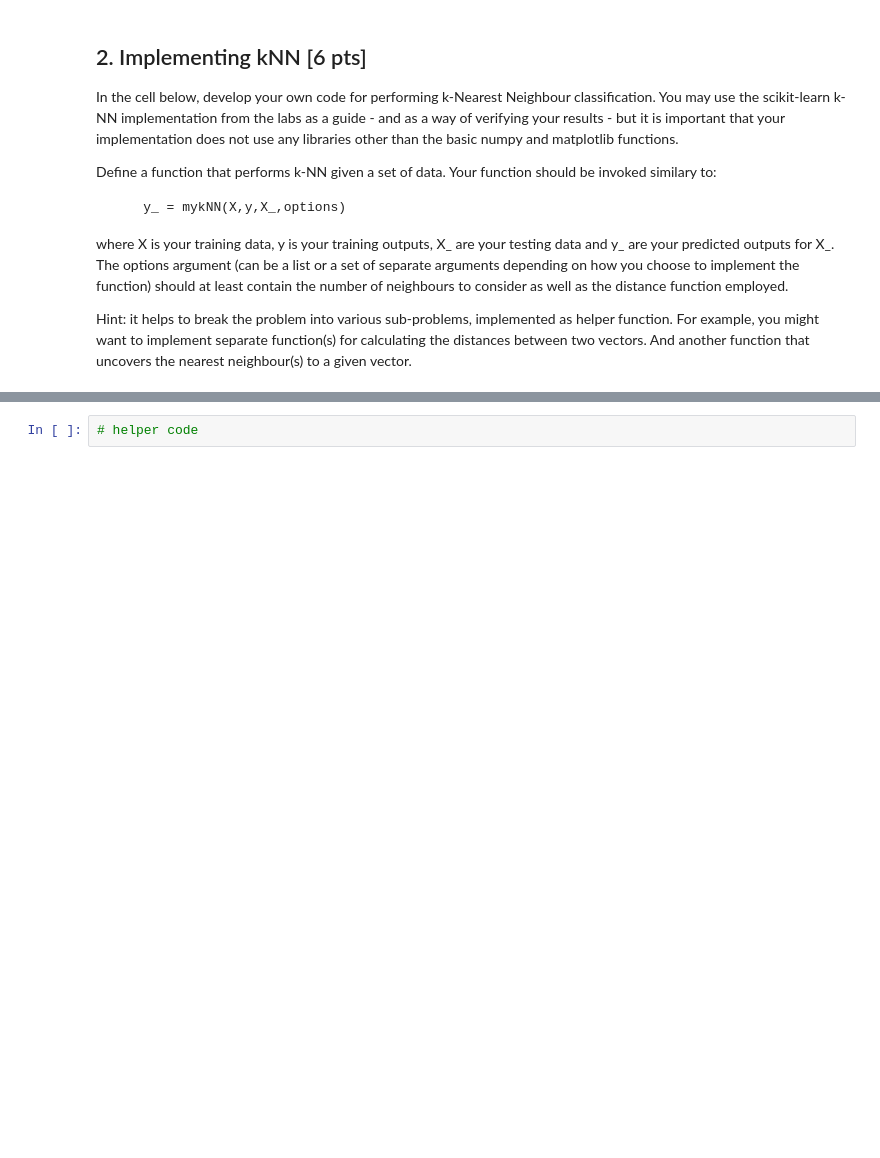
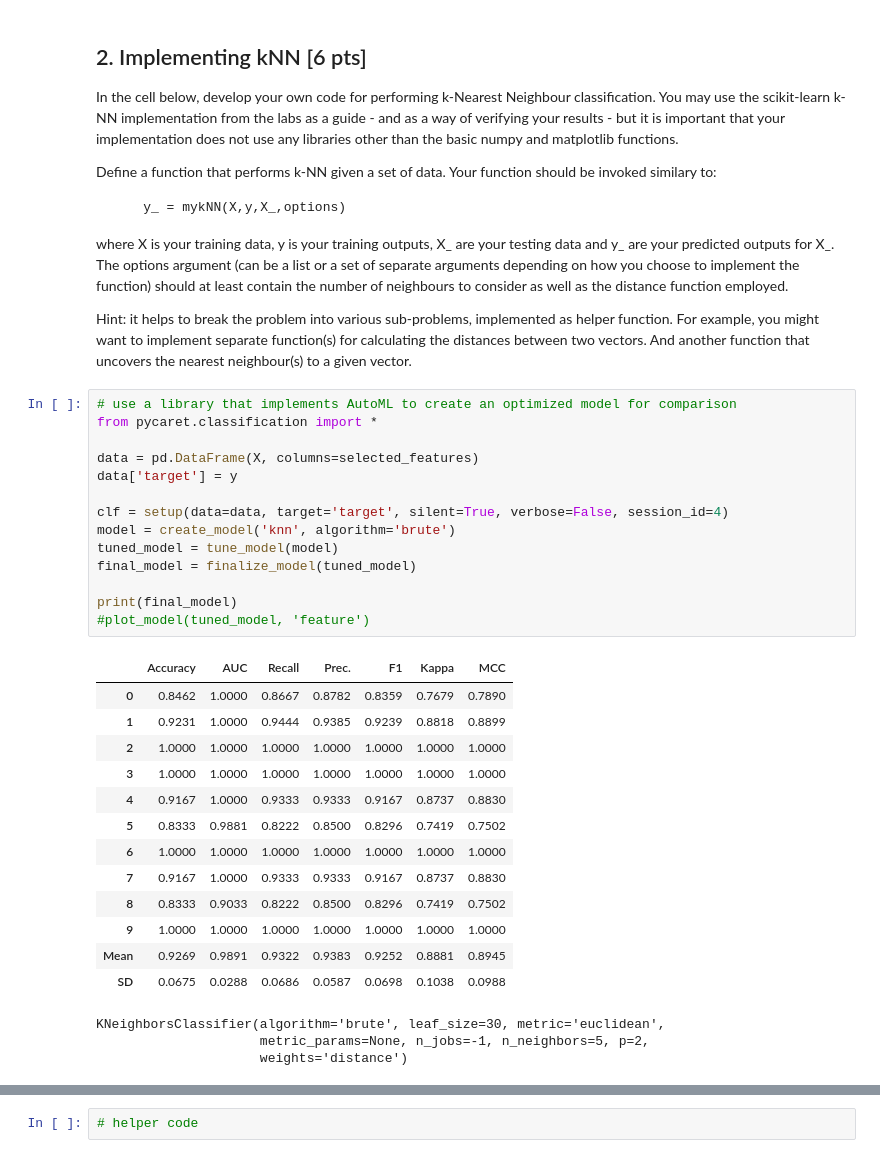
Before and after one commit to JohnnyFoulds/dsm040-2021-oct, a Jupyter notebook: coursework_01/cw.ipynb, the cells around one changed output, grey strips where cells are left out. Drawn from its saved outputs; the diff is of its cells as text; blank space fills up the shorter version.

```diff
--- a/coursework_01/cw.ipynb
+++ b/coursework_01/cw.ipynb
@@ -183,3 +171,34 @@ Define a function that performs k-NN given a set of data.  Your function should
 where X is your training data, y is your training outputs, X\_ are your testing data and y\_ are your predicted outputs for X\_.  The options argument (can be a list or a set of separate arguments depending on how you choose to implement the function) should at least contain the number of neighbours to consider as well as the distance function employed.
 
 Hint: it helps to break the problem into various sub-problems, implemented as helper function. For example, you might want to implement separate function(s) for calculating the distances between two vectors. And another function that uncovers the nearest neighbour(s) to a given vector.
+# %%
+# use a library that implements AutoML to create an optimized model for comparison
+from pycaret.classification import *
+
+data = pd.DataFrame(X, columns=selected_features)
+data['target'] = y
+
+clf = setup(data=data, target='target', silent=True, verbose=False, session_id=4)
+model = create_model('knn', algorithm='brute')
+tuned_model = tune_model(model)
+final_model = finalize_model(tuned_model)
+
+print(final_model)
+#plot_model(tuned_model, 'feature')
+# %% [output]
+|  | Accuracy | AUC | Recall | Prec. | F1 | Kappa | MCC |
+| 0 | 0.8462 | 1.0000 | 0.8667 | 0.8782 | 0.8359 | 0.7679 | 0.7890 |
+| 1 | 0.9231 | 1.0000 | 0.9444 | 0.9385 | 0.9239 | 0.8818 | 0.8899 |
+| 2 | 1.0000 | 1.0000 | 1.0000 | 1.0000 | 1.0000 | 1.0000 | 1.0000 |
+| 3 | 1.0000 | 1.0000 | 1.0000 | 1.0000 | 1.0000 | 1.0000 | 1.0000 |
+| 4 | 0.9167 | 1.0000 | 0.9333 | 0.9333 | 0.9167 | 0.8737 | 0.8830 |
+| 5 | 0.8333 | 0.9881 | 0.8222 | 0.8500 | 0.8296 | 0.7419 | 0.7502 |
+| 6 | 1.0000 | 1.0000 | 1.0000 | 1.0000 | 1.0000 | 1.0000 | 1.0000 |
+| 7 | 0.9167 | 1.0000 | 0.9333 | 0.9333 | 0.9167 | 0.8737 | 0.8830 |
+| 8 | 0.8333 | 0.9033 | 0.8222 | 0.8500 | 0.8296 | 0.7419 | 0.7502 |
+| 9 | 1.0000 | 1.0000 | 1.0000 | 1.0000 | 1.0000 | 1.0000 | 1.0000 |
+| Mean | 0.9269 | 0.9891 | 0.9322 | 0.9383 | 0.9252 | 0.8881 | 0.8945 |
+| SD | 0.0675 | 0.0288 | 0.0686 | 0.0587 | 0.0698 | 0.1038 | 0.0988 |
+KNeighborsClassifier(algorithm='brute', leaf_size=30, metric='euclidean',
+                     metric_params=None, n_jobs=-1, n_neighbors=5, p=2,
+                     weights='distance')
```
Also changed, not shown: parts of 3 cells of this notebook, 1 other file.
